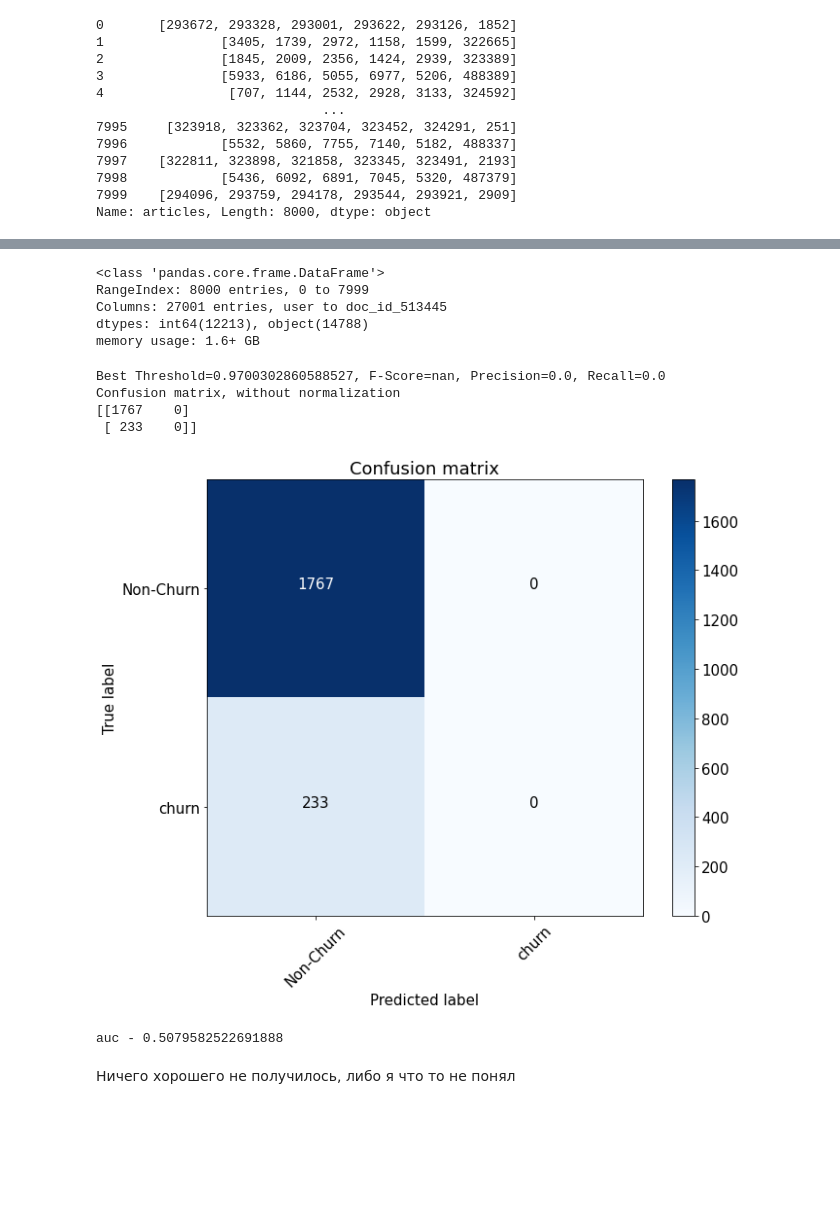
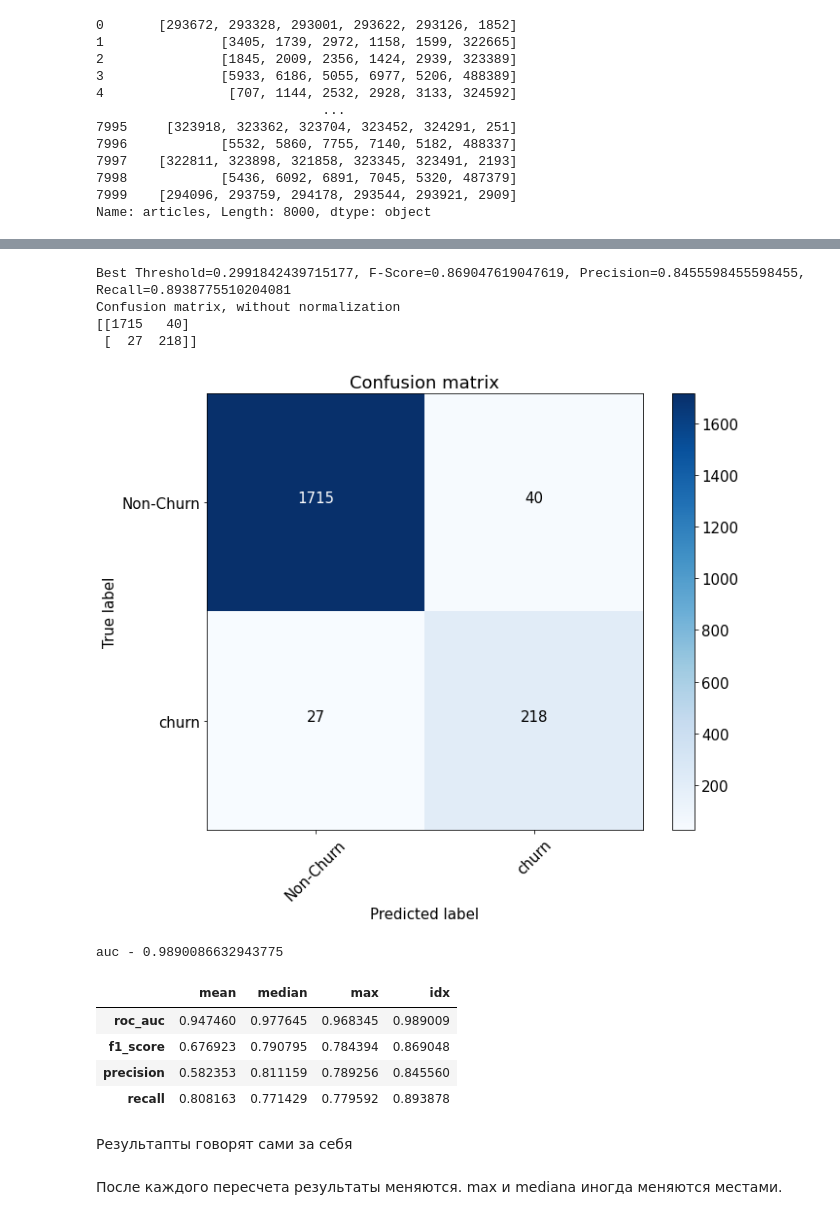
Before and after one commit to Vitalylqw/ML_in_Bussness, a Jupyter notebook: HW_2.ipynb, the cells around one changed output, grey strips where cells are left out. Cells and saved outputs as stored; diff of their text form; code cells hidden in the pictures; blank space fills up the shorter version.

```diff
--- a/HW_2.ipynb
+++ b/HW_2.ipynb
@@ -627,0 +642,3 @@ users_
+# %%
+user_embeddings = get_user_embedding_df(get_user_embedding_max)
+X = pd.merge(user_embeddings, target, 'left')
@@ -628,10 +661,11 @@ users_
 # %%
-def test_result_learning_idf(fun):
-    user_work = users_.copy()
-    user_work['data'] = users_['articles'].apply(fun)
-
-    X_train, X_test, y_train, y_test = train_test_split(user_work.drop(['uid','articles'], axis=1),
-                                                    target['churn'], random_state=0)
+def test_result_learning_idf():
+    user_work = X.copy()
+    user_work['articles_ratio_mean'] = StandardScaler().fit_transform(users_['articles_ratio_mean'].values.reshape(-1,1))
+    user_work['articles_ratio_max'] = MinMaxScaler().fit_transform(users_['articles_ratio_max'].values.reshape(-1,1))
+    user_work['articles_ratio_median'] = MinMaxScaler().fit_transform(users_['articles_ratio_median'].values.reshape(-1,1))
+    X_train, X_test, y_train, y_test = train_test_split(user_work.drop(['uid','churn'], axis=1),
+                                                    user_work['churn'], random_state=0)
     logreg = LogisticRegression()
     logreg.fit(X_train, y_train)
     preds = logreg.predict_proba(X_test)[:, 1]
@@ -648,3 +682,4 @@ def test_result_learning_idf(fun):
     plt.savefig("conf_matrix.png")
     plt.show()
     print(f'auc - {roc_auc_score(y_test, preds)}')
+    return roc_auc_score(y_test, preds),fscore[ix],precision[ix],recall[ix]
@@ -719,8 +685,0 @@ for i in tqdm(news['doc_id'].values):
-# %%
-users_docs.info()
-# %% [output]
-<class 'pandas.core.frame.DataFrame'>
-RangeIndex: 8000 entries, 0 to 7999
-Columns: 27001 entries, user to doc_id_513445
-dtypes: int64(12213), object(14788)
-memory usage: 1.6+ GB
@@ -748,11 +686,9 @@ def test_result_learning_idf_matrix():
-# %%
-test_result_learning_idf_matrix()
-# %% [output]
-Best Threshold=0.9700302860588527, F-Score=nan, Precision=0.0, Recall=0.0
-Confusion matrix, without normalization
-[[1767    0]
- [ 233    0]]
-[figure, removed]
-auc - 0.5079582522691888
-# %% [markdown]
-Ничего хорошего не получилось, либо я что то не понял
+# %%
+result['idx'] = test_result_learning_idf()
+# %% [output]
+Best Threshold=0.2991842439715177, F-Score=0.869047619047619, Precision=0.8455598455598455, Recall=0.8938775510204081
+Confusion matrix, without normalization
+[[1715   40]
+ [  27  218]]
+[figure, added]
+auc - 0.9890086632943775
@@ -758,0 +697,12 @@ auc - 0.5079582522691888
+# %%
+res
+# %% [output]
+|  | mean | median | max | idx |
+| roc_auc | 0.947460 | 0.977645 | 0.968345 | 0.989009 |
+| f1_score | 0.676923 | 0.790795 | 0.784394 | 0.869048 |
+| precision | 0.582353 | 0.811159 | 0.789256 | 0.845560 |
+| recall | 0.808163 | 0.771429 | 0.779592 | 0.893878 |
+# %% [markdown]
+Результапты говорят сами за себя
+# %% [markdown]
+После каждого пересчета результаты меняются. max и mediana иногда меняются местами.
```
Also changed, not shown: parts of 43 cells of this notebook.
